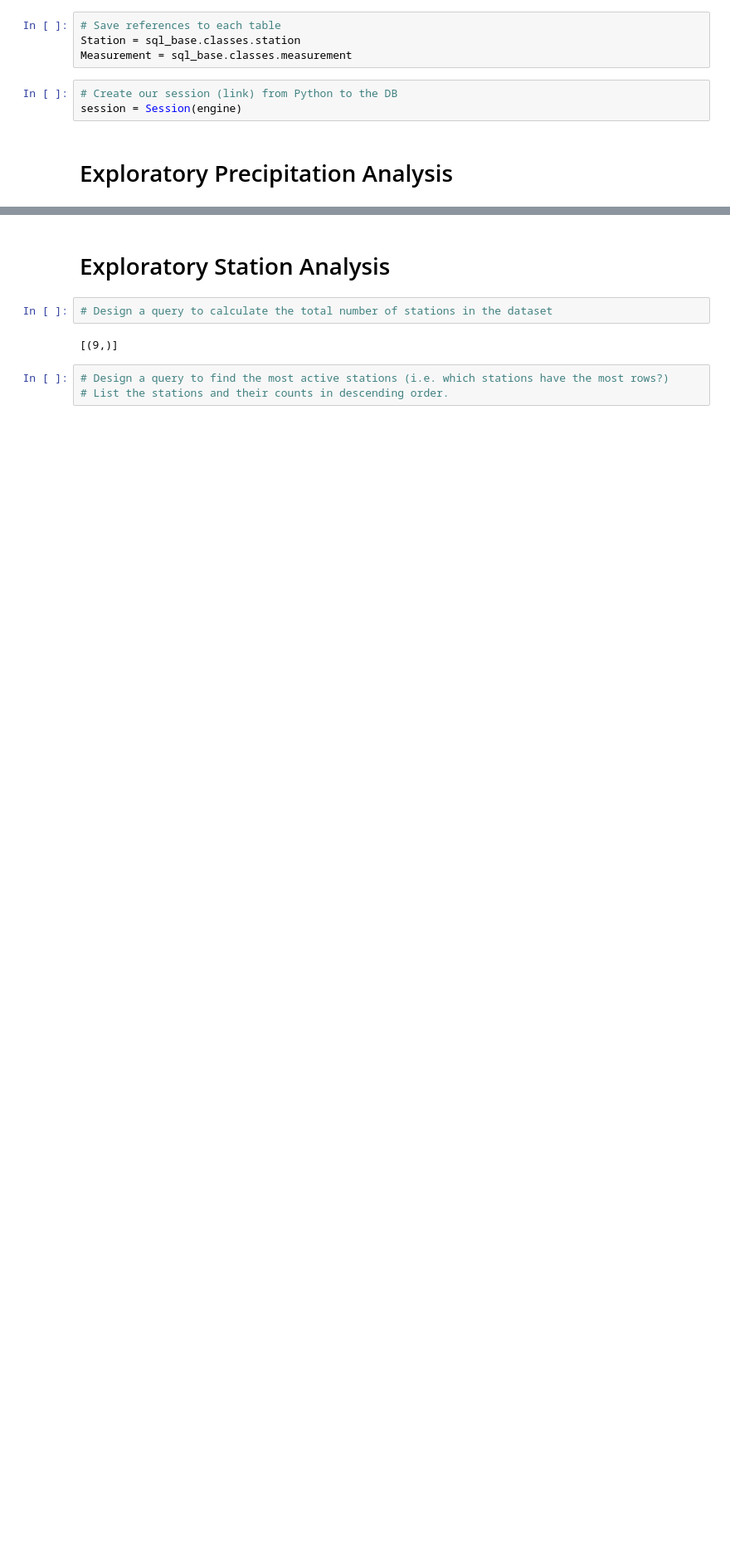
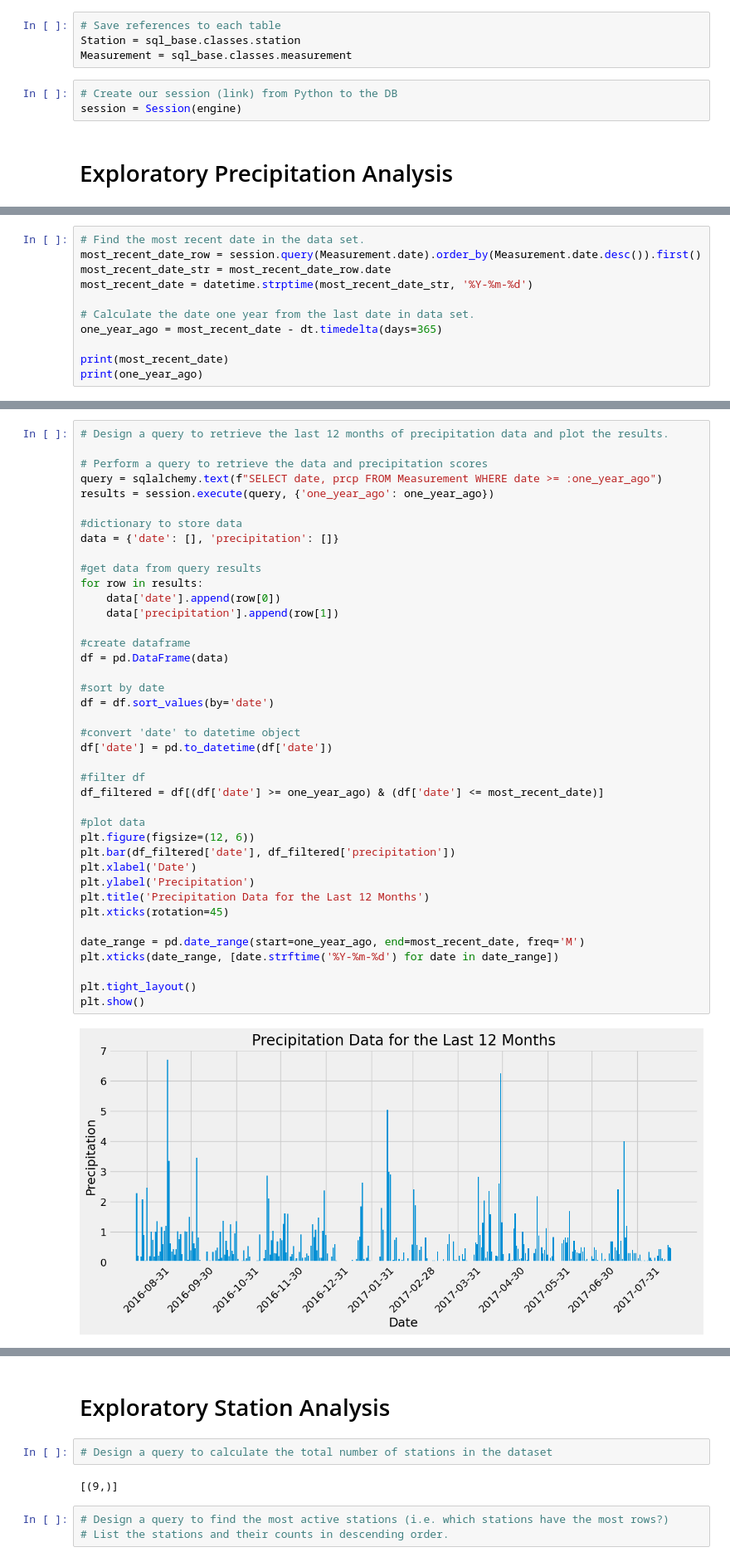
Before and after one commit to esbradshaw2/sqlalchemy-challenge, a Jupyter notebook: SurfsUp/climate.ipynb, the cells around one changed output, grey strips where cells are left out. Shown at 83% size. Drawn from its saved outputs; the diff is of its cells as text; blank space fills up the shorter version.

Commit message:
completed exploratory precipitation analysis

```diff
--- a/SurfsUp/climate.ipynb
+++ b/SurfsUp/climate.ipynb
@@ -63,0 +41,11 @@ Text(0, 0.5, 'Inches')
+# %%
+# Find the most recent date in the data set.
+most_recent_date_row = session.query(Measurement.date).order_by(Measurement.date.desc()).first()
+most_recent_date_str = most_recent_date_row.date
+most_recent_date = datetime.strptime(most_recent_date_str, '%Y-%m-%d')
+
+# Calculate the date one year from the last date in data set.
+one_year_ago = most_recent_date - dt.timedelta(days=365)
+
+print(most_recent_date)
+print(one_year_ago)
@@ -64,2 +55,44 @@ Text(0, 0.5, 'Inches')
+# %%
+# Design a query to retrieve the last 12 months of precipitation data and plot the results.
+
+# Perform a query to retrieve the data and precipitation scores
+query = sqlalchemy.text(f"SELECT date, prcp FROM Measurement WHERE date >= :one_year_ago")
+results = session.execute(query, {'one_year_ago': one_year_ago})
+
+#dictionary to store data
+data = {'date': [], 'precipitation': []}
+
+#get data from query results
+for row in results:
+    data['date'].append(row[0])
+    data['precipitation'].append(row[1])
+
+#create dataframe
+df = pd.DataFrame(data)
+
+#sort by date
+df = df.sort_values(by='date')
+
+#convert 'date' to datetime object
+df['date'] = pd.to_datetime(df['date'])
+
+#filter df
+df_filtered = df[(df['date'] >= one_year_ago) & (df['date'] <= most_recent_date)]
+
+#plot data
+plt.figure(figsize=(12, 6))
+plt.bar(df_filtered['date'], df_filtered['precipitation'])
+plt.xlabel('Date')
+plt.ylabel('Precipitation')
+plt.title('Precipitation Data for the Last 12 Months')
+plt.xticks(rotation=45)
+
+date_range = pd.date_range(start=one_year_ago, end=most_recent_date, freq='M')
+plt.xticks(date_range, [date.strftime('%Y-%m-%d') for date in date_range])
+
+plt.tight_layout()
+plt.show()
+# %% [output]
+[figure, added]
 # %%
 # Use Pandas to calculate the summary statistics for the precipitation data
```
Also changed, not shown: parts of 6 cells of this notebook.
